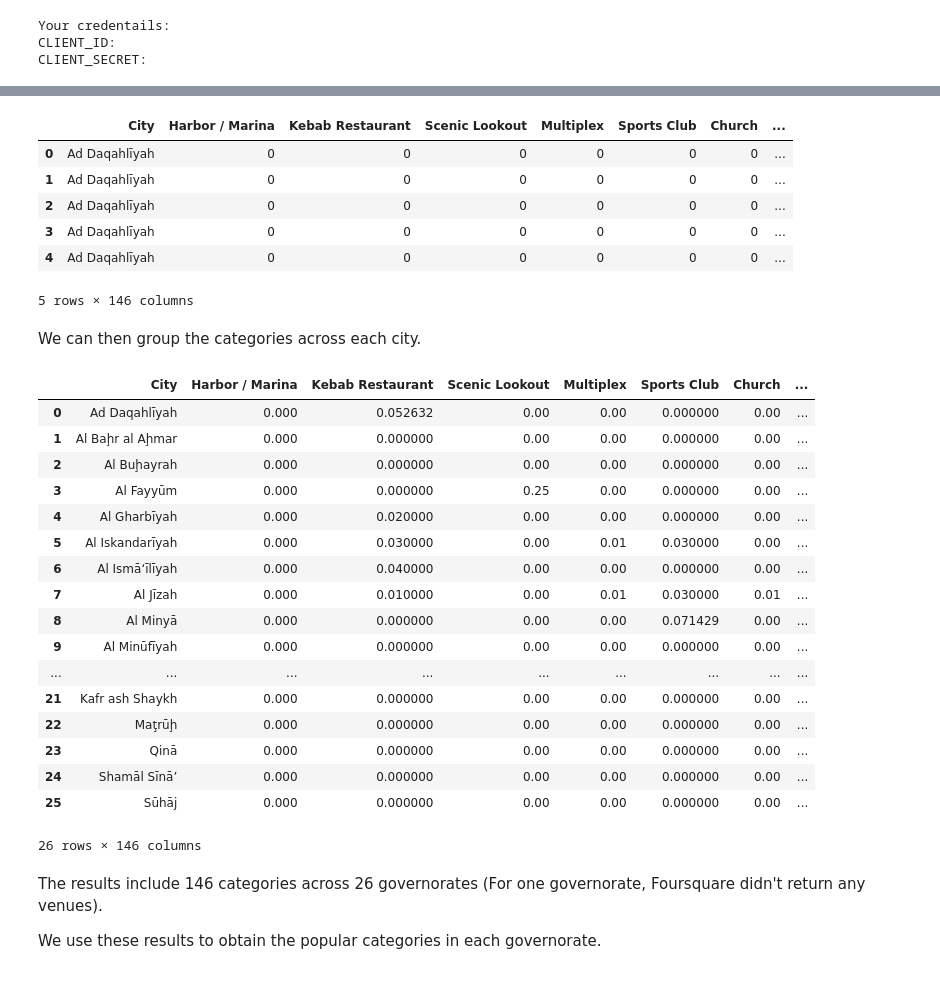
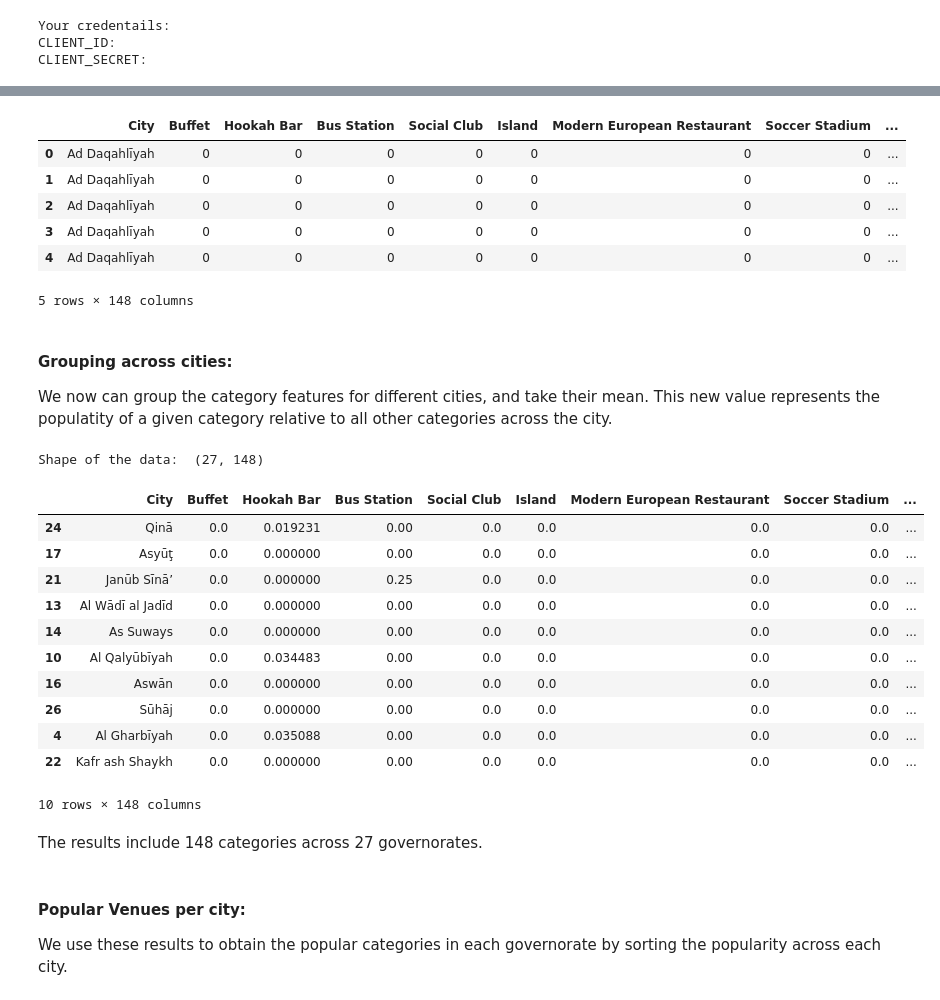
Before and after one commit to Abdallhss/Coursera-IBM-Applied-Data-Science-Capstone, a Jupyter notebook: IBM_Coursera_Capstone_Battle_of_Neighborhoods.ipynb, the cells around one changed output, grey strips where cells are left out. Drawn from its saved outputs; the diff is of its cells as text; code cells hidden in the pictures.

```diff
--- a/IBM_Coursera_Capstone_Battle_of_Neighborhoods.ipynb
+++ b/IBM_Coursera_Capstone_Battle_of_Neighborhoods.ipynb
@@ -84,7 +86,7 @@ The geograpical coordinate of Egypt are 26.2540493, 29.2675469.
 We can now use folium package to visulaize the country with different cities around it.
 # %%
 # create map
-map_clusters = folium.Map(location=[latitude, longitude],zoom_start=6)
+map_clusters = folium.Map(location=[latitude+1, longitude+2],zoom_start=6)
 
 # set color scheme for the clusters
 
@@ -98,19 +100,19 @@ for lat, lon, city in zip(df_egypt['Latitude'], df_egypt['Longitude'], df_egypt[
         radius=5,
         popup=label).add_to(map_clusters)
 
-map_clusters
+display(map_clusters)
 # %% [output]
 [interactive output not drawn]
 # %% [markdown]
 We need to provide some user data to use the Foursquare API.
 # %%
-CLIENTID = '' # your Foursquare ID
-CLIENTSECRET = '' # your Foursquare Secret
-VERSION = '20180605' # Foursquare API version
+CLIENT_ID = '' # your Foursquare ID
+CLIENT_SECRET = '' # your Foursquare Secret
+VERSION = '' # Foursquare API version
 
 print('Your credentails:')
-print('CLIENT_ID: ' + CLIENTID)
-print('CLIENT_SECRET:' + CLIENTSECRET)
+print('CLIENT_ID: ' + CLIENT_ID)
+print('CLIENT_SECRET:' + CLIENT_SECRET)
 # %% [output]
 Your credentails:
 CLIENT_ID:
@@ -120,6 +157,6 @@ After collecting the locations of different cities across Egypt, we can use Four
 For each venue, we extract its name, location, and category. Different cities can be compared based on the popularity of each category.
 # %%
-def getNearbyVenues(names, latitudes, longitudes, radius=10000):
+def getNearbyVenues(names, latitudes, longitudes, radius=25000):
 
     venues_list=[]
     for name, lat, lng in zip(names, latitudes, longitudes):
@@ -191,41 +240,39 @@ egypt_onehot = egypt_onehot[fixed_columns]
 
 egypt_onehot.head()
 # %% [output]
-|  | City | Harbor / Marina | Kebab Restaurant | Scenic Lookout | Multiplex | Sports Club | Church | ... |
-| 0 | Ad Daqahlīyah | 0 | 0 | 0 | 0 | 0 | 0 | ... |
-| 1 | Ad Daqahlīyah | 0 | 0 | 0 | 0 | 0 | 0 | ... |
-| 2 | Ad Daqahlīyah | 0 | 0 | 0 | 0 | 0 | 0 | ... |
-| 3 | Ad Daqahlīyah | 0 | 0 | 0 | 0 | 0 | 0 | ... |
-| 4 | Ad Daqahlīyah | 0 | 0 | 0 | 0 | 0 | 0 | ... |
+|  | City | Buffet | Hookah Bar | Bus Station | Social Club | Island | Modern European Restaurant | Soccer Stadium | ... |
+| 0 | Ad Daqahlīyah | 0 | 0 | 0 | 0 | 0 | 0 | 0 | ... |
+| 1 | Ad Daqahlīyah | 0 | 0 | 0 | 0 | 0 | 0 | 0 | ... |
+| 2 | Ad Daqahlīyah | 0 | 0 | 0 | 0 | 0 | 0 | 0 | ... |
+| 3 | Ad Daqahlīyah | 0 | 0 | 0 | 0 | 0 | 0 | 0 | ... |
+| 4 | Ad Daqahlīyah | 0 | 0 | 0 | 0 | 0 | 0 | 0 | ... |
-5 rows × 146 columns
+5 rows × 148 columns
-# %% [markdown]
-We can then group the categories across each city.
+# %% [markdown]
+#### Grouping across cities:
+We now can group the category features for different cities, and take their mean. This new value represents the populatity of a given category relative to all other categories across the city.
 # %%
 egypt_grouped = egypt_onehot.groupby('City').mean().reset_index()
-egypt_grouped
+print("Shape of the data: ", egypt_grouped.shape)
+egypt_grouped.sample(10)
 # %% [output]
+Shape of the data:  (27, 148)
-|  | City | Harbor / Marina | Kebab Restaurant | Scenic Lookout | Multiplex | Sports Club | Church | ... |
-| 0 | Ad Daqahlīyah | 0.000 | 0.052632 | 0.00 | 0.00 | 0.000000 | 0.00 | ... |
-| 1 | Al Baḩr al Aḩmar | 0.000 | 0.000000 | 0.00 | 0.00 | 0.000000 | 0.00 | ... |
-| 2 | Al Buḩayrah | 0.000 | 0.000000 | 0.00 | 0.00 | 0.000000 | 0.00 | ... |
-| 3 | Al Fayyūm | 0.000 | 0.000000 | 0.25 | 0.00 | 0.000000 | 0.00 | ... |
-| 4 | Al Gharbīyah | 0.000 | 0.020000 | 0.00 | 0.00 | 0.000000 | 0.00 | ... |
-| 5 | Al Iskandarīyah | 0.000 | 0.030000 | 0.00 | 0.01 | 0.030000 | 0.00 | ... |
-| 6 | Al Ismā‘īlīyah | 0.000 | 0.040000 | 0.00 | 0.00 | 0.000000 | 0.00 | ... |
-| 7 | Al Jīzah | 0.000 | 0.010000 | 0.00 | 0.01 | 0.030000 | 0.01 | ... |
-| 8 | Al Minyā | 0.000 | 0.000000 | 0.00 | 0.00 | 0.071429 | 0.00 | ... |
-| 9 | Al Minūfīyah | 0.000 | 0.000000 | 0.00 | 0.00 | 0.000000 | 0.00 | ... |
-| ... | ... | ... | ... | ... | ... | ... | ... | ... |
-| 21 | Kafr ash Shaykh | 0.000 | 0.000000 | 0.00 | 0.00 | 0.000000 | 0.00 | ... |
-| 22 | Maţrūḩ | 0.000 | 0.000000 | 0.00 | 0.00 | 0.000000 | 0.00 | ... |
-| 23 | Qinā | 0.000 | 0.000000 | 0.00 | 0.00 | 0.000000 | 0.00 | ... |
-| 24 | Shamāl Sīnā’ | 0.000 | 0.000000 | 0.00 | 0.00 | 0.000000 | 0.00 | ... |
-| 25 | Sūhāj | 0.000 | 0.000000 | 0.00 | 0.00 | 0.000000 | 0.00 | ... |
+|  | City | Buffet | Hookah Bar | Bus Station | Social Club | Island | Modern European Restaurant | Soccer Stadium | ... |
+| 24 | Qinā | 0.0 | 0.019231 | 0.00 | 0.0 | 0.0 | 0.0 | 0.0 | ... |
+| 17 | Asyūţ | 0.0 | 0.000000 | 0.00 | 0.0 | 0.0 | 0.0 | 0.0 | ... |
+| 21 | Janūb Sīnā’ | 0.0 | 0.000000 | 0.25 | 0.0 | 0.0 | 0.0 | 0.0 | ... |
+| 13 | Al Wādī al Jadīd | 0.0 | 0.000000 | 0.00 | 0.0 | 0.0 | 0.0 | 0.0 | ... |
+| 14 | As Suways | 0.0 | 0.000000 | 0.00 | 0.0 | 0.0 | 0.0 | 0.0 | ... |
+| 10 | Al Qalyūbīyah | 0.0 | 0.034483 | 0.00 | 0.0 | 0.0 | 0.0 | 0.0 | ... |
+| 16 | Aswān | 0.0 | 0.000000 | 0.00 | 0.0 | 0.0 | 0.0 | 0.0 | ... |
+| 26 | Sūhāj | 0.0 | 0.000000 | 0.00 | 0.0 | 0.0 | 0.0 | 0.0 | ... |
+| 4 | Al Gharbīyah | 0.0 | 0.035088 | 0.00 | 0.0 | 0.0 | 0.0 | 0.0 | ... |
+| 22 | Kafr ash Shaykh | 0.0 | 0.000000 | 0.00 | 0.0 | 0.0 | 0.0 | 0.0 | ... |
-26 rows × 146 columns
+10 rows × 148 columns
+# %% [markdown]
+The results include 148 categories across 27 governorates.
 # %% [markdown]
-The results include 146 categories across 26 governorates (For one governorate, Foursquare didn't return any venues).
-
-We use these results to obtain the popular categories in each governorate.
+#### Popular Venues per city:
+We use these results to obtain the popular categories in each governorate by sorting the popularity across each city.
 # %%
 def return_most_common_venues(row, num_top_venues):
     row_categories = row.iloc[1:]
```
Also changed, not shown: parts of 35 cells of this notebook, 2 other files.
